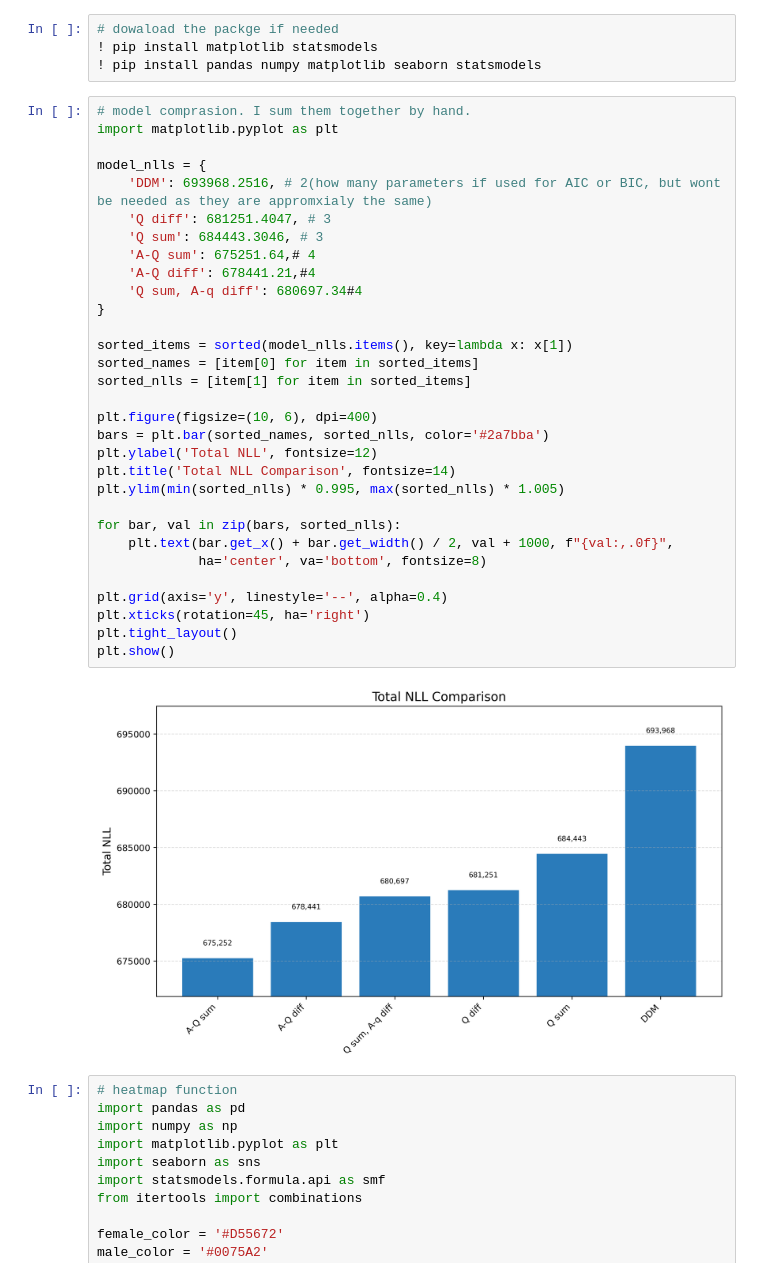
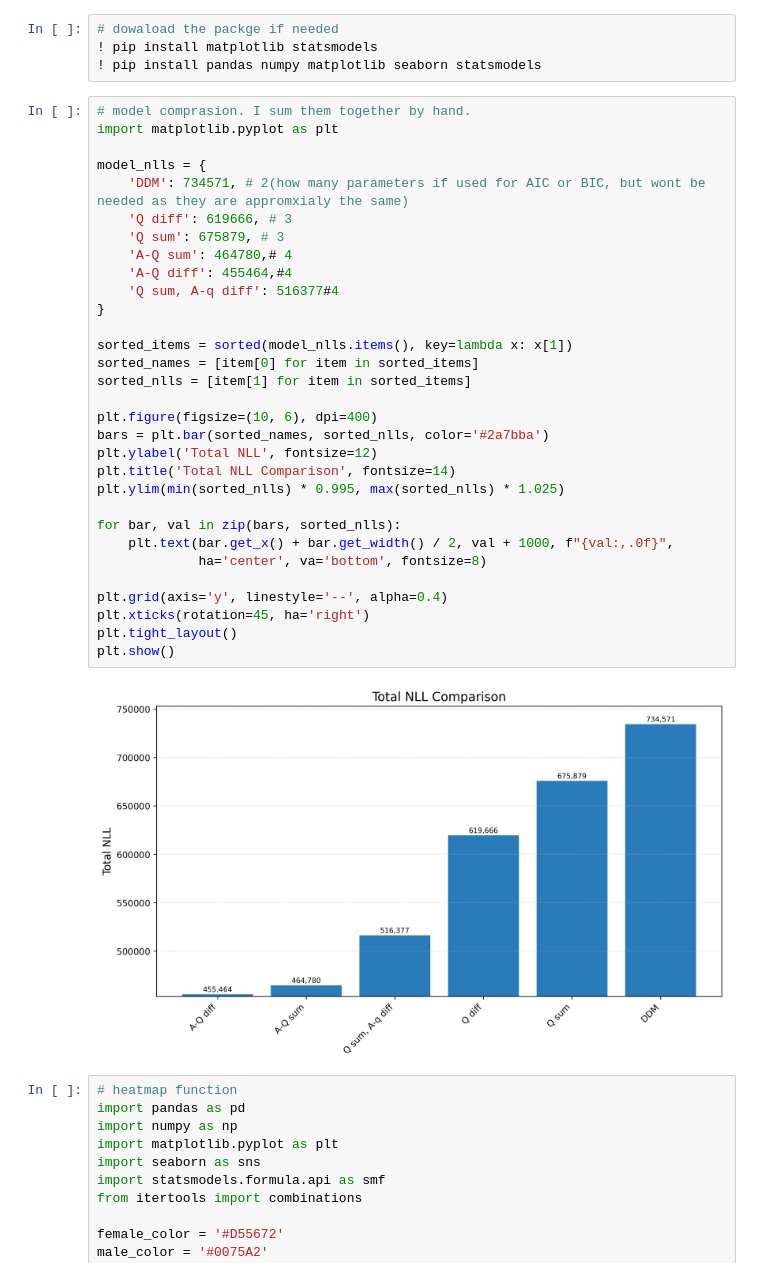
Before and after one commit to Zhenlong-Zhang/RLDDM, a Jupyter notebook: c4_Model_comprasion_correlation.ipynb, the cells around one changed output. Saved outputs shown, nothing was run; the diff lists cells and outputs as text.

```diff
--- a/c4_Model_comprasion_correlation.ipynb
+++ b/c4_Model_comprasion_correlation.ipynb
@@ -5,36 +5,36 @@
 # %%
 # model comprasion. I sum them together by hand.
 import matplotlib.pyplot as plt
 
 model_nlls = {
-    'DDM': 693968.2516, # 2(how many parameters if used for AIC or BIC, but wont be needed as they are appromxialy the same)
-    'Q diff': 681251.4047, # 3
-    'Q sum': 684443.3046, # 3
-    'A-Q sum': 675251.64,# 4
-    'A-Q diff': 678441.21,#4
-    'Q sum, A-q diff': 680697.34#4
+    'DDM': 734571, # 2(how many parameters if used for AIC or BIC, but wont be needed as they are appromxialy the same)
+    'Q diff': 619666, # 3
+    'Q sum': 675879, # 3
+    'A-Q sum': 464780,# 4
+    'A-Q diff': 455464,#4
+    'Q sum, A-q diff': 516377#4
 }
 
 sorted_items = sorted(model_nlls.items(), key=lambda x: x[1])
 sorted_names = [item[0] for item in sorted_items]
 sorted_nlls = [item[1] for item in sorted_items]
 
 plt.figure(figsize=(10, 6), dpi=400)
 bars = plt.bar(sorted_names, sorted_nlls, color='#2a7bba')
 plt.ylabel('Total NLL', fontsize=12)
 plt.title('Total NLL Comparison', fontsize=14)
-plt.ylim(min(sorted_nlls) * 0.995, max(sorted_nlls) * 1.005)
+plt.ylim(min(sorted_nlls) * 0.995, max(sorted_nlls) * 1.025)
 
 for bar, val in zip(bars, sorted_nlls):
     plt.text(bar.get_x() + bar.get_width() / 2, val + 1000, f"{val:,.0f}",
              ha='center', va='bottom', fontsize=8)
 
 plt.grid(axis='y', linestyle='--', alpha=0.4)
 plt.xticks(rotation=45, ha='right')
 plt.tight_layout()
 plt.show()
 # %% [output]
-[figure, old version]
+[figure, new version]
 # %%
 # heatmap function
 import pandas as pd
```
Also changed, not shown: 1 other file.
